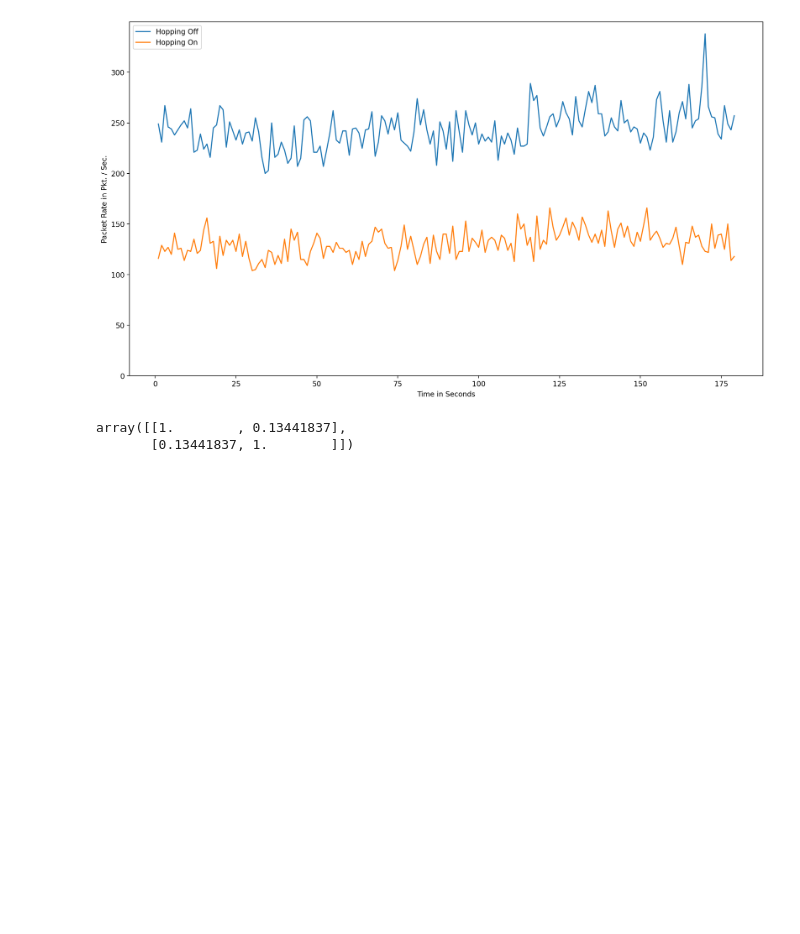
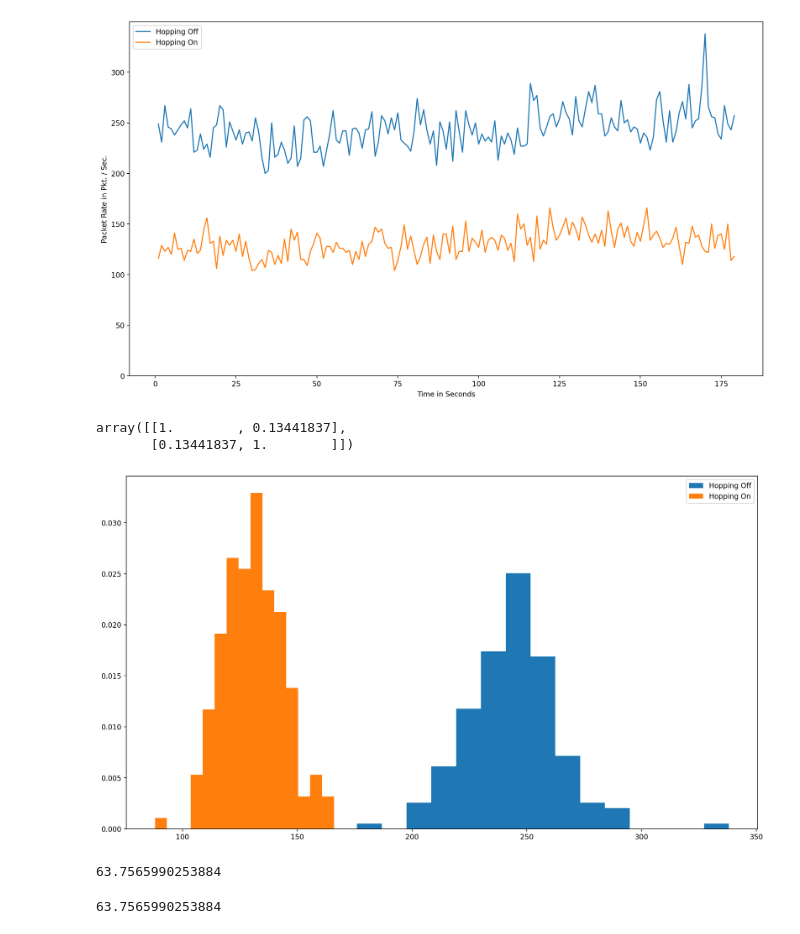
Before and after one commit to stsaxe/Master-Thesis-Stefan-Richard-Saxer, a Jupyter notebook: playground/hopping_analysis.ipynb, the cells around one changed output. Drawn from its saved outputs; the diff is of its cells as text; code cells hidden in the pictures; blank space fills up the shorter version.

```diff
--- a/playground/hopping_analysis.ipynb
+++ b/playground/hopping_analysis.ipynb
@@ -48,3 +48,12 @@ corr
 # %% [output]
 array([[1.        , 0.13441837],
        [0.13441837, 1.        ]])
+# %%
+plt.figure(dpi = 200, figsize=(16, 9))
+ch_37_packet_rate['Packet Count'].hist(bins=15, label='Hopping Off', density=True)
+hopping_packet_rate['Packet Count'].hist(bins = 15, label = 'Hopping On', density=True)
+plt.grid(False)
+plt.legend()
+plt.show()
+# %% [output]
+[figure, added]
@@ -50,0 +66,4 @@ array([[1.        , 0.13441837],
+# %%
+t_ind
+# %% [output]
+63.7565990253884
@@ -50,0 +73,4 @@ array([[1.        , 0.13441837],
+# %%
+t_val
+# %% [output]
+63.7565990253884
```
Also changed, not shown: parts of 4 cells of this notebook.
